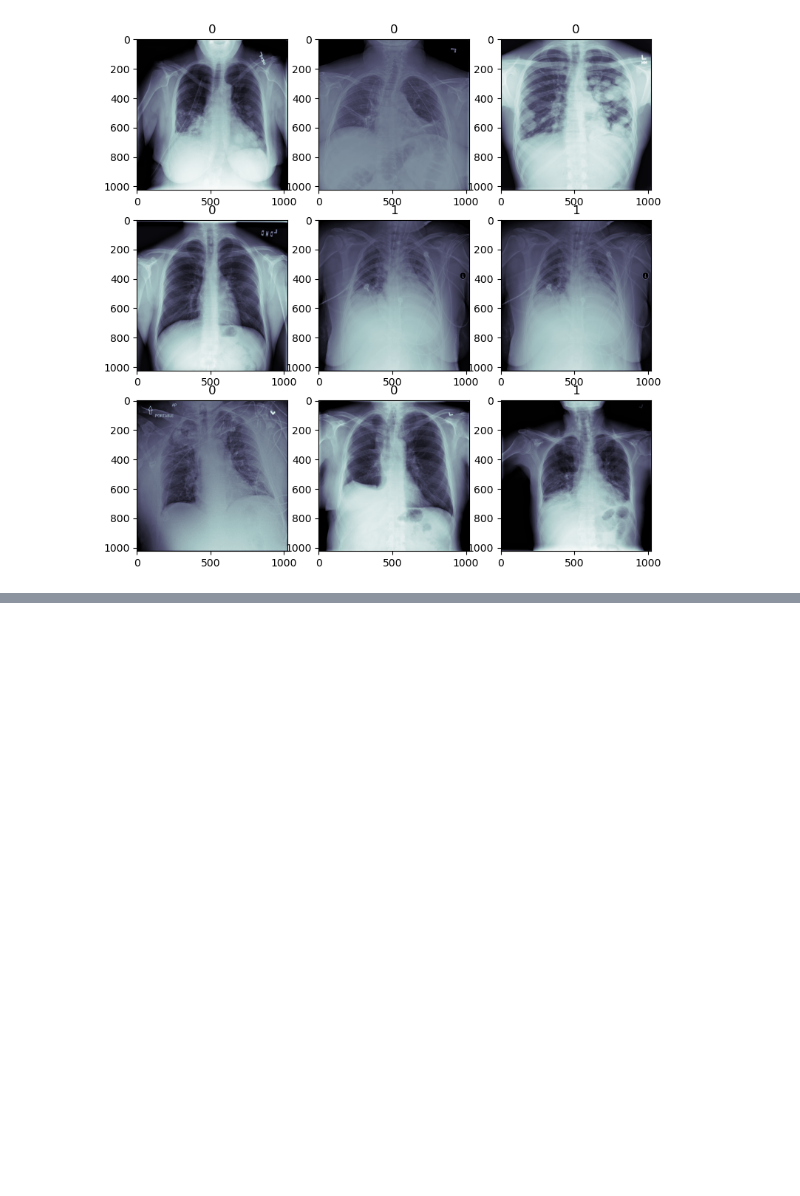
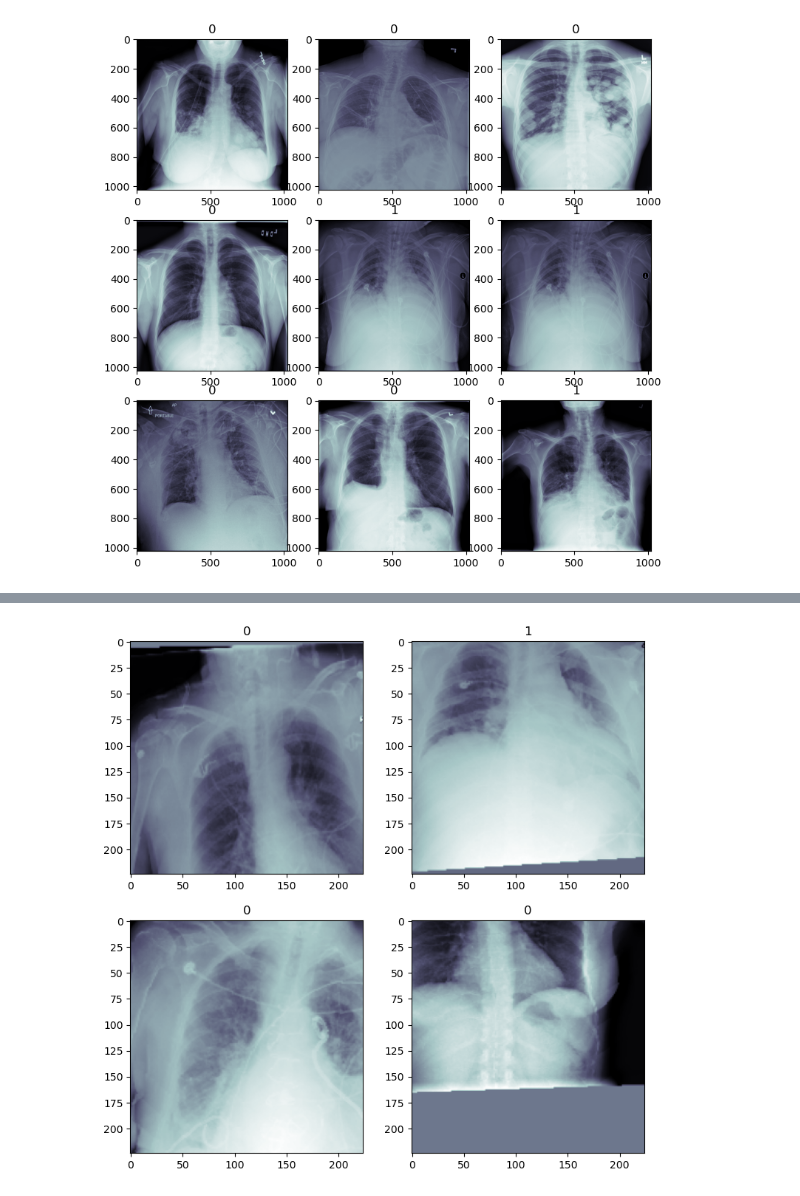
Before and after one commit to mamuncseru/RSNA-Pneumonia-Detection-with-PyTorch-Lightning, a Jupyter notebook: rsna-pneumonia-detection-with-pytorch-lightning.ipynb, the cells around one changed output, grey strips where cells are left out. Cells and saved outputs as stored; diff of their text form; code cells hidden in the pictures; blank space fills up the shorter version.

Commit message:
Kaggle Notebook | RSNA Pneumonia Detection with PyTorch Lightning | Version 4

```diff
--- a/rsna-pneumonia-detection-with-pytorch-lightning.ipynb
+++ b/rsna-pneumonia-detection-with-pytorch-lightning.ipynb
@@ -54,0 +107,4 @@ for i in range(3):
+# %%
+# to load .npy file
+def load_file(path):
+    return np.load(path).astype(np.float32)
@@ -54,0 +121,12 @@ for i in range(3):
+# %%
+train_transforms = transforms.Compose([
+    transforms.ToTensor(),
+    transforms.Normalize(0.49, 0.248),
+    transforms.RandomAffine(degrees=(-5, 5), translate=(0, 0.5), scale=(0.9, 1.1)),
+    transforms.RandomResizedCrop((224, 224), scale=(0.35, 1))
+])
+
+val_transforms = transforms.Compose([
+    transforms.ToTensor(),
+    transforms.Normalize(0.49, 0.248)
+])
@@ -54,0 +137,16 @@ for i in range(3):
+# %%
+train_dataset = torchvision.datasets.DatasetFolder("/kaggle/working/train/", loader=load_file, extensions="npy", transform=train_transforms)
+val_dataset = torchvision.datasets.DatasetFolder("/kaggle/working/val/", loader=load_file, extensions="npy", transform=val_transforms)
+# %%
+# Let's visualize 4 images from train dataset that are transformed
+
+fig, axis = plt.subplots(2, 2, figsize=(9, 9))
+
+for i in range(2):
+    for j in range(2):
+        random_index = np.random.randint(0, len(train_dataset))
+        x_ray, label = train_dataset[random_index]
+        axis[i][j].imshow(x_ray[0], cmap='bone')
+        axis[i][j].set_title(label)
+# %% [output]
+[figure, added]
```
Also changed, not shown: parts of 27 cells of this notebook.
